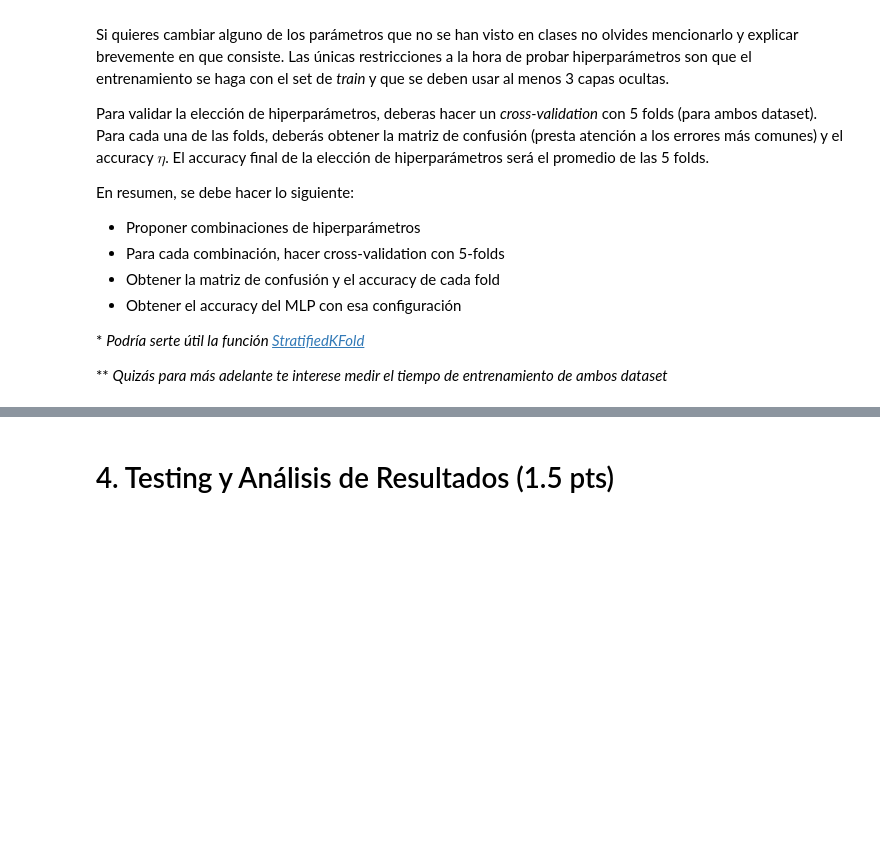
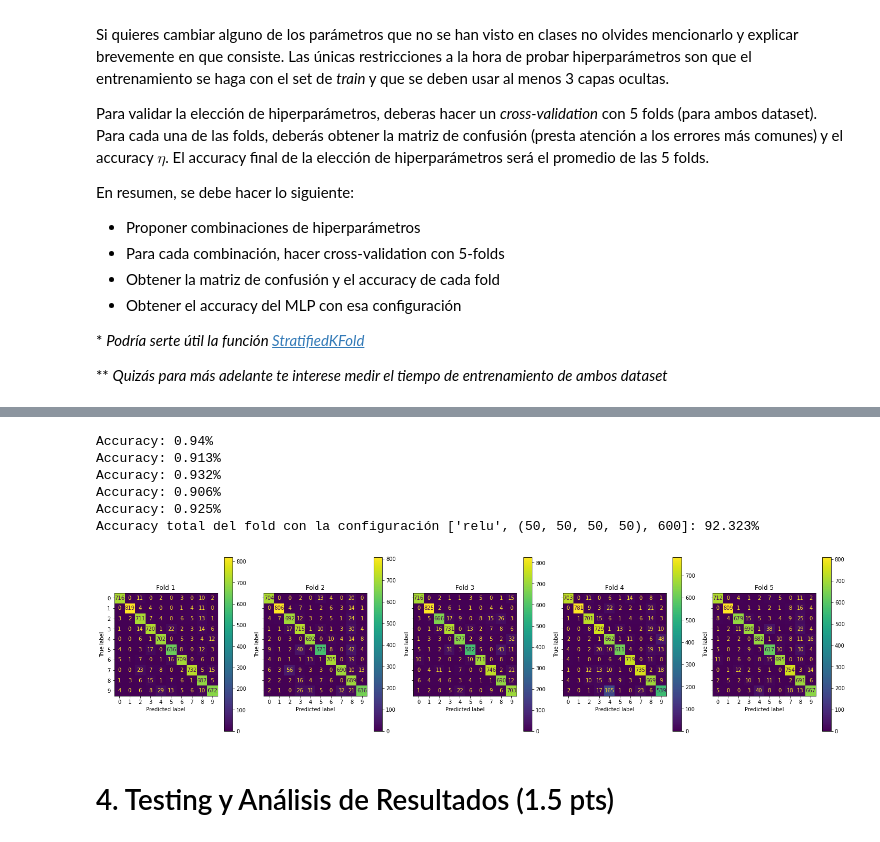
Before and after one commit to ignacio-quera/Tarea-MLP-mineria, a Jupyter notebook: Tarea4.ipynb, the cells around one changed output, grey strips where cells are left out. Saved outputs shown, nothing was run; the diff lists cells and outputs as text; code cells hidden in the pictures; blank space fills up the shorter version.

```diff
--- a/Tarea4.ipynb
+++ b/Tarea4.ipynb
@@ -217 +254,26 @@ TRAIN: [    0     1     2 ... 30932 30938 30958] TEST: [29992 29993 29995 ... 37
+# %%
+for ac in accuracy_scores:
+    print(f"Accuracy: {round(ac,3)}%")
+
+print(f"Accuracy total del fold con la configuración {params}: {round(sum(accuracy_scores)/len(accuracy_scores)*100,3)}%")
+# %% [output]
+Accuracy: 0.94%
+Accuracy: 0.913%
+Accuracy: 0.932%
+Accuracy: 0.906%
+Accuracy: 0.925%
+Accuracy total del fold con la configuración ['relu', (50, 50, 50, 50), 600]: 92.323%
+# %%
+f, axes = plt.subplots(1, 5, figsize=(20, 5), sharey='row')
+n = 1
+for cm, i in zip(cms, axes):
+    cm_display = ConfusionMatrixDisplay(confusion_matrix = cm)
+    cm_display.plot(ax=i)
+    cm_display.ax_.set_title(f"Fold {n}")
+    n += 1
+
+plt.tight_layout()
+plt.show()
+# %% [output]
+[figure, added]
 # %%
```
Also changed, not shown: parts of 8 cells of this notebook.
